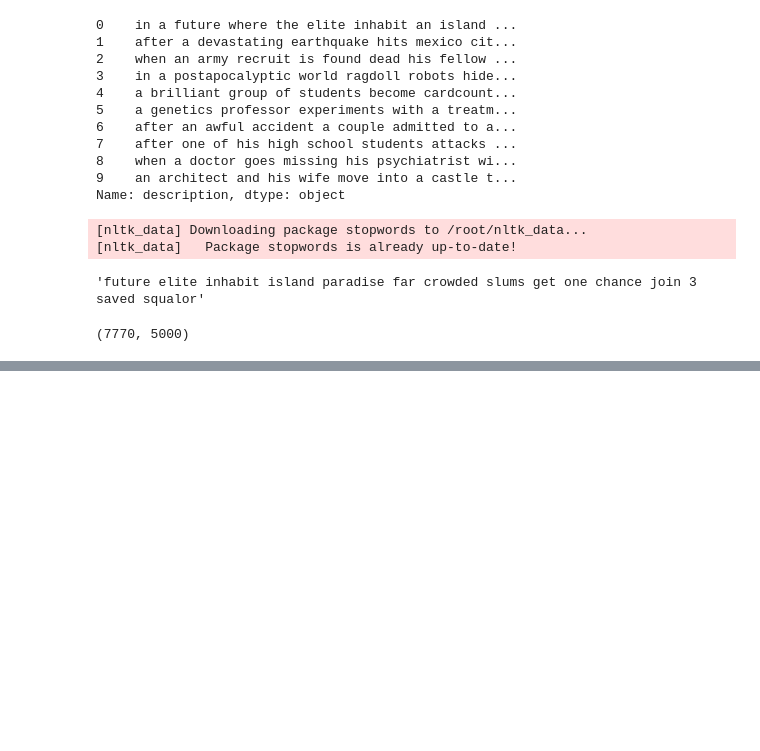
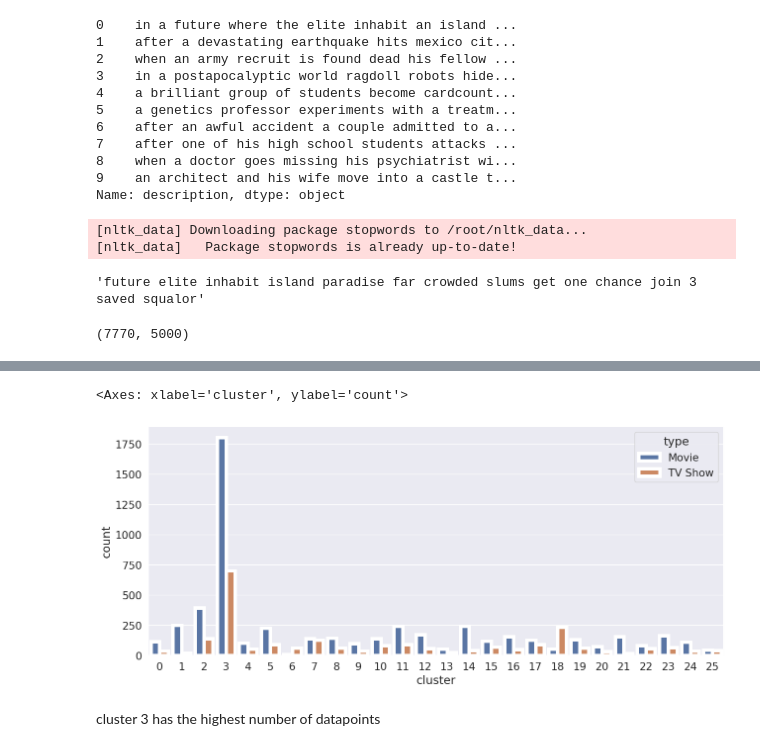
Before and after one commit to nagpureyogesh/Capstone_project_4, a Jupyter notebook: NETFLIX_MOVIES_AND_TV_SHOWS_CLUSTERING.ipynb, the cells around one changed output, grey strips where cells are left out. Cells and saved outputs as stored; diff of their text form; code cells hidden in the pictures; blank space fills up the shorter version.

```diff
--- a/NETFLIX_MOVIES_AND_TV_SHOWS_CLUSTERING.ipynb
+++ b/NETFLIX_MOVIES_AND_TV_SHOWS_CLUSTERING.ipynb
@@ -1005,0 +1072,4 @@ X_tfidf.shape
+# %%
+#training the K-means model on a dataset
+kmeans = KMeans(n_clusters= 26, init='k-means++', random_state= 42)
+y_predict= kmeans.fit_predict(X)
@@ -1005,0 +1091,3 @@ X_tfidf.shape
+# %%
+#Adding a seperate column for the cluster
+df["cluster"] = y_predict
@@ -1005,0 +1114,8 @@ X_tfidf.shape
+# %%
+fig, ax = plt.subplots(figsize=(15,6))
+sns.countplot(x='cluster', hue='type',lw=5, data=df, ax=ax)
+# %% [output]
+<Axes: xlabel='cluster', ylabel='count'>
+[figure, added]
+# %% [markdown]
+ cluster 3 has the highest number of datapoints
```
Also changed, not shown: parts of 12 cells of this notebook.
